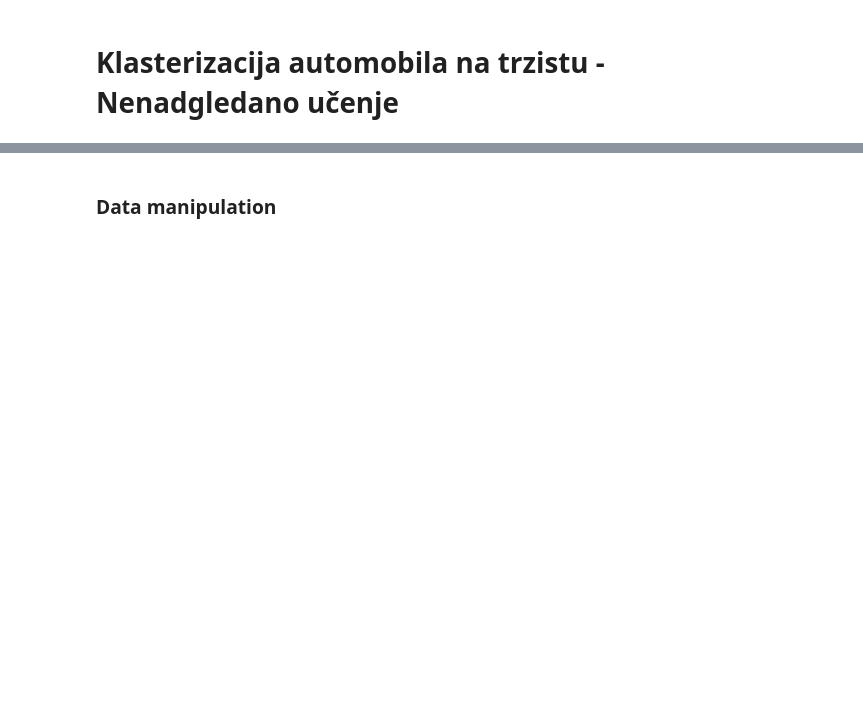
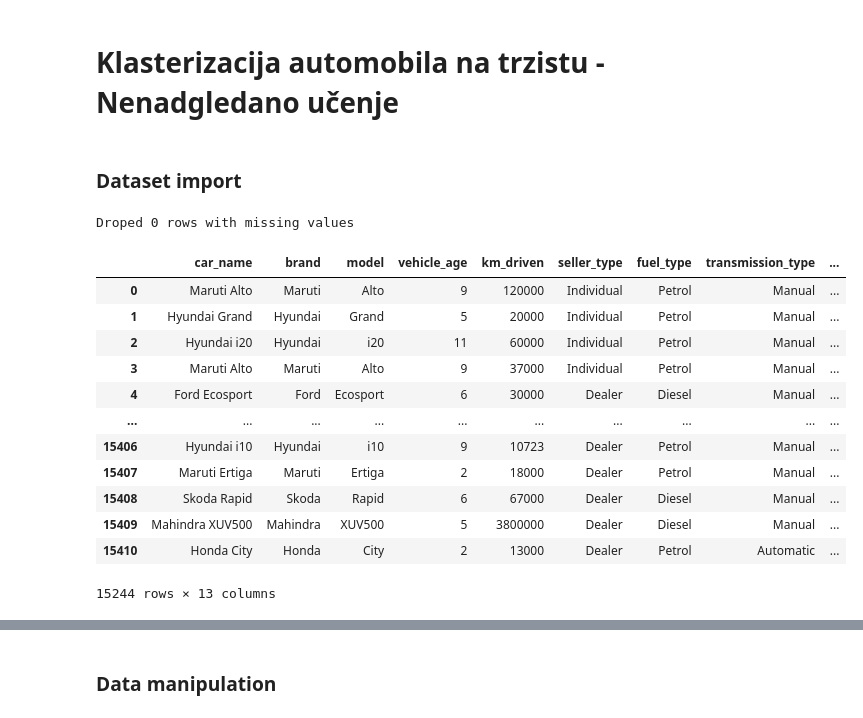
Before and after one commit to nemanjakostic99/MasinskoUcenjeDrugiProjekat, a Jupyter notebook: car_trade_clustering.ipynb, the cells around one changed output, grey strips where cells are left out. Cells and saved outputs as stored; diff of their text form; code cells hidden in the pictures; blank space fills up the shorter version.

```diff
--- a/car_trade_clustering.ipynb
+++ b/car_trade_clustering.ipynb
@@ -10,0 +13,28 @@ from sklearn.covariance import EllipticEnvelope
+# %% [markdown]
+### Dataset import
+# %%
+data_frame = pd.read_csv("cardekho_dataset.csv")
+
+inicial_count = len(data_frame)
+data_frame.dropna(inplace=True)
+count_after_missig_values = len(data_frame)
+print("Droped " + str(inicial_count-count_after_missig_values) + " rows with missing values")
+
+# Deleting unvanted column for indexing
+data_frame.drop("Unnamed: 0", axis=1, inplace=True)
+data_frame.drop_duplicates() # 167 duplicates of 14000
+# %% [output]
+Droped 0 rows with missing values
+|  | car_name | brand | model | vehicle_age | km_driven | seller_type | fuel_type | transmission_type | ... |
+| 0 | Maruti Alto | Maruti | Alto | 9 | 120000 | Individual | Petrol | Manual | ... |
+| 1 | Hyundai Grand | Hyundai | Grand | 5 | 20000 | Individual | Petrol | Manual | ... |
+| 2 | Hyundai i20 | Hyundai | i20 | 11 | 60000 | Individual | Petrol | Manual | ... |
+| 3 | Maruti Alto | Maruti | Alto | 9 | 37000 | Individual | Petrol | Manual | ... |
+| 4 | Ford Ecosport | Ford | Ecosport | 6 | 30000 | Dealer | Diesel | Manual | ... |
+| ... | ... | ... | ... | ... | ... | ... | ... | ... | ... |
+| 15406 | Hyundai i10 | Hyundai | i10 | 9 | 10723 | Dealer | Petrol | Manual | ... |
+| 15407 | Maruti Ertiga | Maruti | Ertiga | 2 | 18000 | Dealer | Petrol | Manual | ... |
+| 15408 | Skoda Rapid | Skoda | Rapid | 6 | 67000 | Dealer | Diesel | Manual | ... |
+| 15409 | Mahindra XUV500 | Mahindra | XUV500 | 5 | 3800000 | Dealer | Diesel | Manual | ... |
+| 15410 | Honda City | Honda | City | 2 | 13000 | Dealer | Petrol | Automatic | ... |
+15244 rows × 13 columns
```
Also changed, not shown: parts of 7 cells of this notebook, 1 other file.
